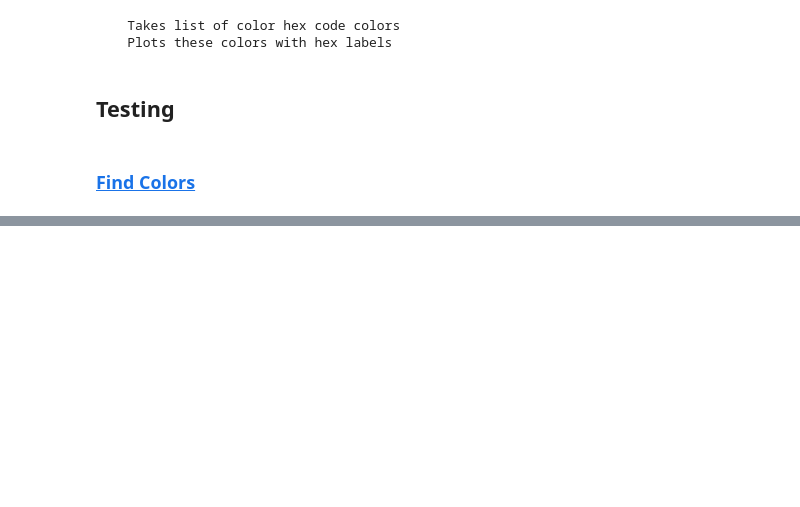
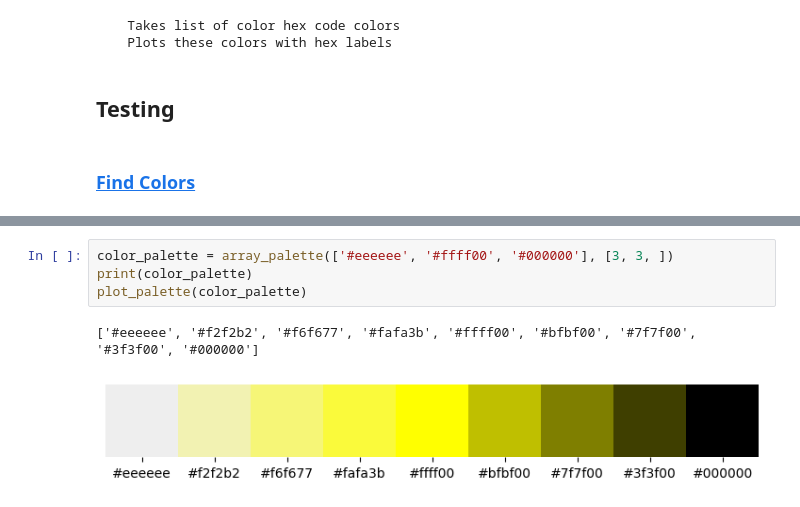
Before and after one commit to sethclose/colors, a Jupyter notebook: Hex Color Blending.ipynb, the cells around one changed output, grey strips where cells are left out. Saved outputs shown, nothing was run; the diff lists cells and outputs as text; blank space fills up the shorter version.

```diff
--- a/Hex Color Blending.ipynb
+++ b/Hex Color Blending.ipynb
@@ -140,0 +155,7 @@ plot_palette(color_palette)
+# %%
+color_palette = array_palette(['#eeeeee', '#ffff00', '#000000'], [3, 3, ])
+print(color_palette)
+plot_palette(color_palette)
+# %% [output]
+['#eeeeee', '#f2f2b2', '#f6f677', '#fafa3b', '#ffff00', '#bfbf00', '#7f7f00', '#3f3f00', '#000000']
+[figure, added]
```
Also changed, not shown: parts of 7 cells of this notebook.
